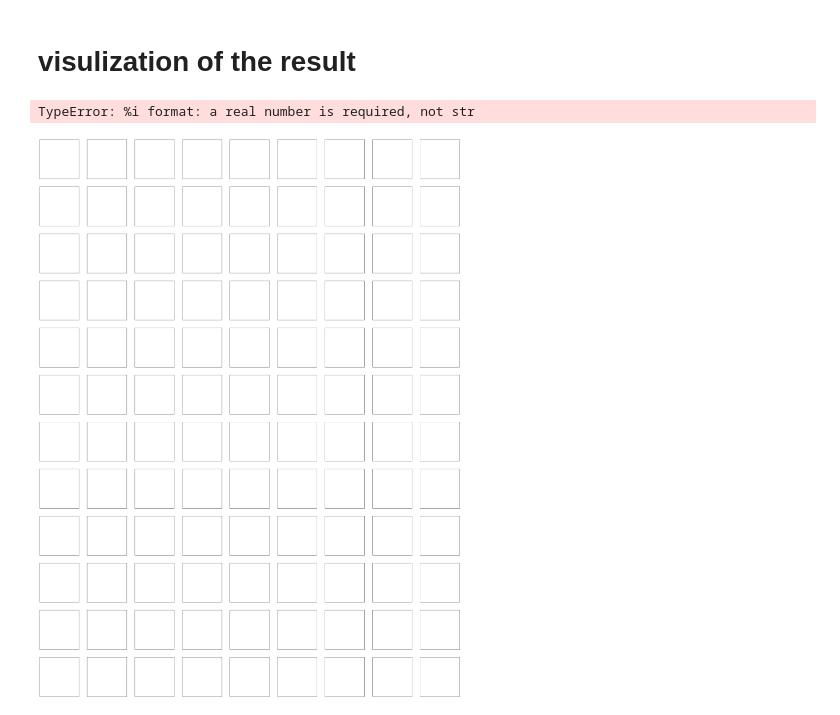
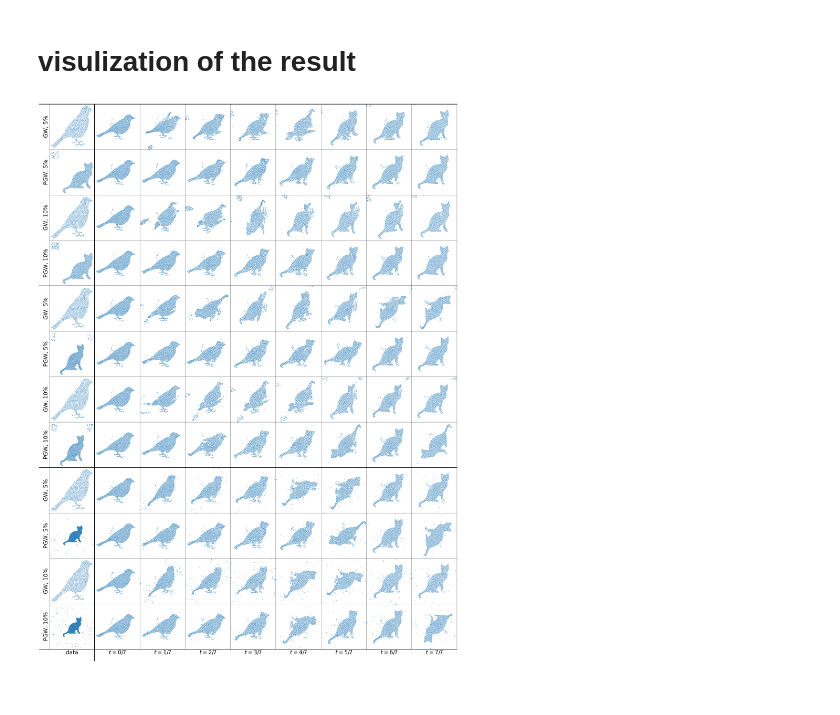
Before and after one commit to mint-vu/PGW_Metric, a Jupyter notebook: barycenter.ipynb, the cells around one changed output. Saved outputs shown, nothing was run; the diff lists cells and outputs as text; code cells hidden in the pictures.

```diff
--- a/barycenter.ipynb
+++ b/barycenter.ipynb
@@ -47,6 +47,9 @@ load_package
 # %%
 def smacof_mds(C, dim, max_iter=3000, eps=1e-9):
     """
+    "" This code is imported from PythonOT: Gromov-Wasserstein Barycenter example
+    https://pythonot.github.io/auto_examples/gromov/plot_gromov_barycenter.html
+
     Returns an interpolated point cloud following the dissimilarity matrix C
     using SMACOF multidimensional scaling (MDS) in specific dimensioned
     target space
@@ -415,9 +422,7 @@ def pgw_update_square_loss_nb(p, lambdas, T, Cs):
 
     References
     ----------
-    .. [12] Gabriel Peyré, Marco Cuturi, and Justin Solomon,
-        "Gromov-Wasserstein averaging of kernel and distance matrices."
-        International Conference on Machine Learning (ICML). 2016.
+
 
     """
 
@@ -1288,17 +1228,16 @@ for data_type in ['p1','p2','u']:
         data1 = np.load(f1)
     X1=data1[i1]
 
-    for eta in ['5','10']:
+    for eta in [5,10]:
 
-        data2_path='interpolation/data/noise_'+str(data_type)+'_'+str(eta)+'_point_cloud_1024.npy'
+        data2_path='interpolation/data/noise_%s_%i_point_cloud_%i.npy'%(data_type,eta,N)
         with open(data2_path, 'rb') as f2:
             data2 = np.load(f2)
         X2=data2[i2]
 
-        result=np.load("interpolation/result/%i%i_p2_%i_%i.npz"%(i1,i2,eta,N))
+        result=np.load("interpolation/result/%i%i_%s_%i_%i.npz"%(i1,i2,data_type,eta,N))
         gw_X_list,pgw_X_list=result['gw_X_list'],result['pgw_X_list']
-        #gw_list =torch.load('interpolation/result/gw01_'  +data_type+'_'+str(eta)+'_'+str(N)+'.pt')
-        #pgw_list=torch.load('interpolation/result/pgw01_' +data_type+'_'+str(eta)+'_'+str(N)+'.pt')
+
 
 
 
@@ -1341,35 +1280,34 @@ for i in range(3):
     for eta in [5,10]:
         for method in ['GW','PGW']:
             ax[i0,0].set_ylabel("%s, $%.0f$%%"%(method,eta), fontsize=35,rotation=90)
             i0+=1
 
 
 a=0.011
 for i in range(4):
     line = plt.Line2D([-0.01, 1], [a+i*(1-a)/3,a+i*(1-a)/3], transform=fig.transFigure, color="black", linewidth=3)
     fig.add_artist(line)
 
 b=0.014
 j=1
 line2 = plt.Line2D([b+j*(1-b)/9, b+j*(1-b)/9], [-0.01,1], transform=fig.transFigure, color="black", linewidth=3)
 fig.add_artist(line2)
 
 # for i in range(3):
 #     line = plt.Line2D([-0.01, 1], [i/3, i/3], transform=fig.transFigure, color="black", linewidth=3)
 #     fig.add_artist(line)
 
 
 
 
 plt.tight_layout(pad=0.0)
 
 #plt.savefig('interpolation/interporlation_u.png', dpi=200,bbox_inches='tight')
 #plt.savefig('interpolation/interporlation_u.pdf', dpi=200,bbox_inches='tight')
 
 plt.show()
 # %% [output]
-TypeError: %i format: a real number is required, not str
-[figure, old version]
+[figure, new version]
 # %%
 import numpy as np
 import matplotlib.pyplot as plt
```
Also changed, not shown: parts of 6 cells of this notebook, 14 other files.
